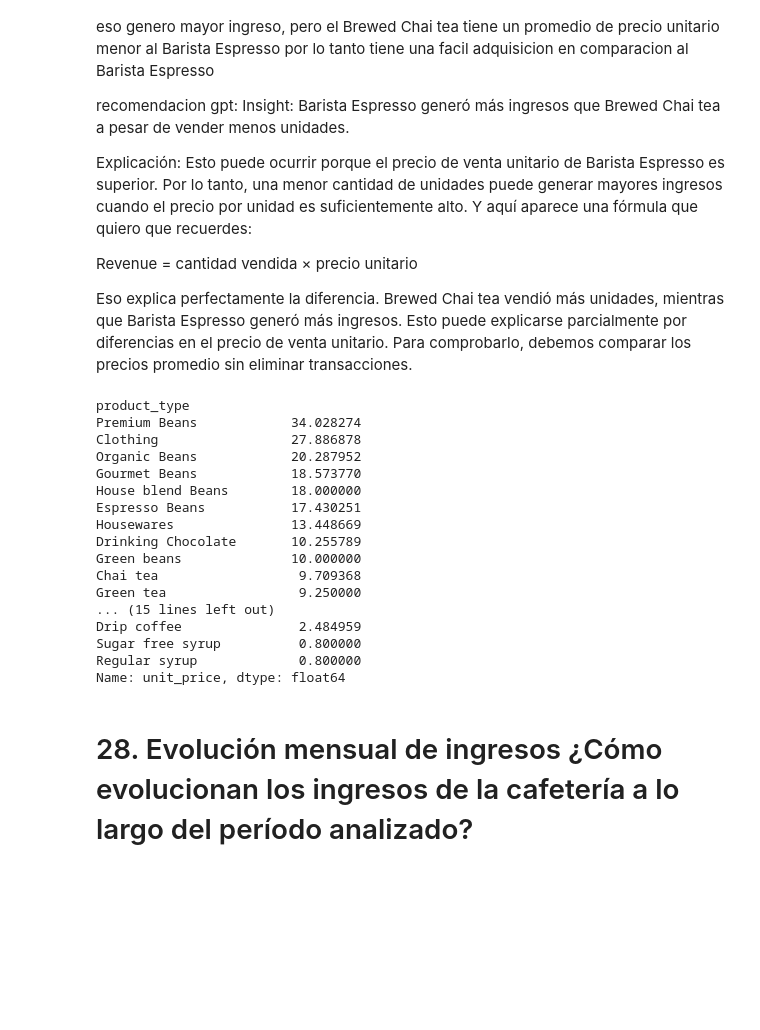
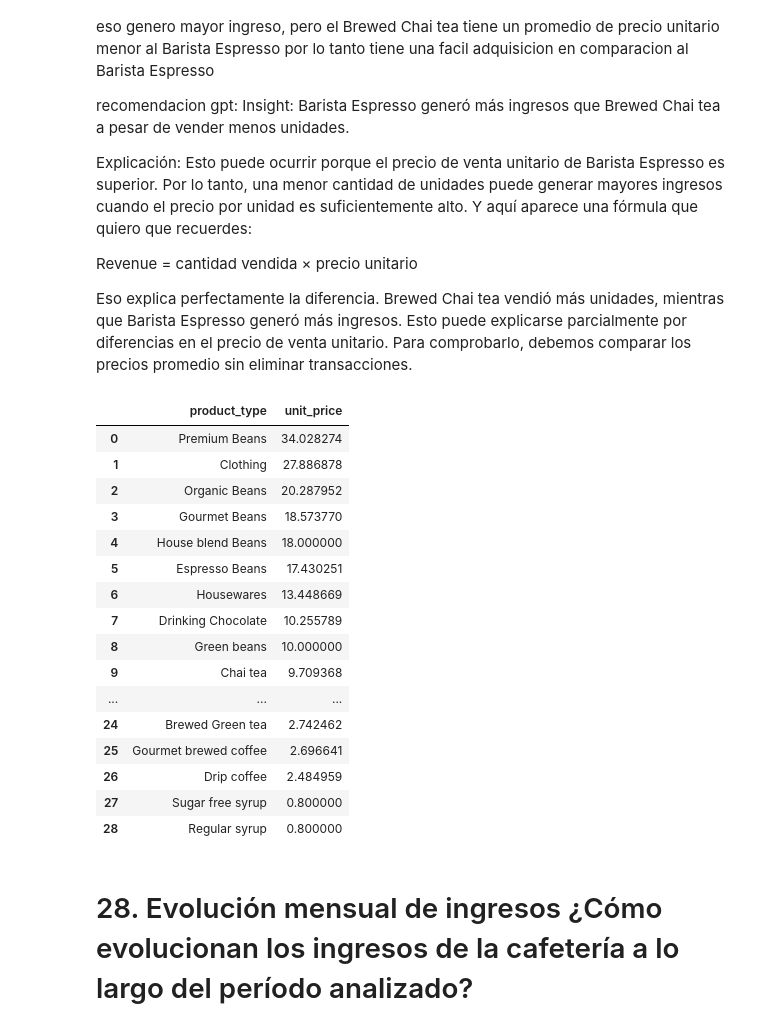
Before and after one commit to juniorleyer1/coffee-shop-sales-analysis, a Jupyter notebook: notebooks/coffee-shop-sales-analysis.ipynb, the cells around one changed output. Saved outputs shown, nothing was run; the diff lists cells and outputs as text; code cells hidden in the pictures; blank space fills up the shorter version.

```diff
--- a/notebooks/coffee-shop-sales-analysis.ipynb
+++ b/notebooks/coffee-shop-sales-analysis.ipynb
@@ -413,25 +425,26 @@ Revenue = cantidad vendida × precio unitario
 Eso explica perfectamente la diferencia.
 Brewed Chai tea vendió más unidades, mientras que Barista Espresso generó más ingresos. Esto puede explicarse parcialmente por diferencias en el precio de venta unitario. Para comprobarlo, debemos comparar los precios promedio sin eliminar transacciones.
 # %%
-df_new.groupby("product_type")["unit_price"].mean().sort_values(ascending=False)
+precio_promedio_productos = df_new.groupby("product_type")["unit_price"].mean().sort_values(ascending=False).reset_index()
+precio_promedio_productos
 # %% [output]
-product_type
-Premium Beans            34.028274
-Clothing                 27.886878
-Organic Beans            20.287952
-Gourmet Beans            18.573770
-House blend Beans        18.000000
-Espresso Beans           17.430251
-Housewares               13.448669
-Drinking Chocolate       10.255789
-Green beans              10.000000
-Chai tea                  9.709368
-Green tea                 9.250000
-... (15 lines left out)
-Drip coffee               2.484959
-Sugar free syrup          0.800000
-Regular syrup             0.800000
-Name: unit_price, dtype: float64
+|  | product_type | unit_price |
+| 0 | Premium Beans | 34.028274 |
+| 1 | Clothing | 27.886878 |
+| 2 | Organic Beans | 20.287952 |
+| 3 | Gourmet Beans | 18.573770 |
+| 4 | House blend Beans | 18.000000 |
+| 5 | Espresso Beans | 17.430251 |
+| 6 | Housewares | 13.448669 |
+| 7 | Drinking Chocolate | 10.255789 |
+| 8 | Green beans | 10.000000 |
+| 9 | Chai tea | 9.709368 |
+| ... | ... | ... |
+| 24 | Brewed Green tea | 2.742462 |
+| 25 | Gourmet brewed coffee | 2.696641 |
+| 26 | Drip coffee | 2.484959 |
+| 27 | Sugar free syrup | 0.800000 |
+| 28 | Regular syrup | 0.800000 |
 # %% [markdown]
 # 28. Evolución mensual de ingresos ¿Cómo evolucionan los ingresos de la cafetería a lo largo del período analizado?
 # %%
```
Also changed, not shown: parts of 16 cells of this notebook.
